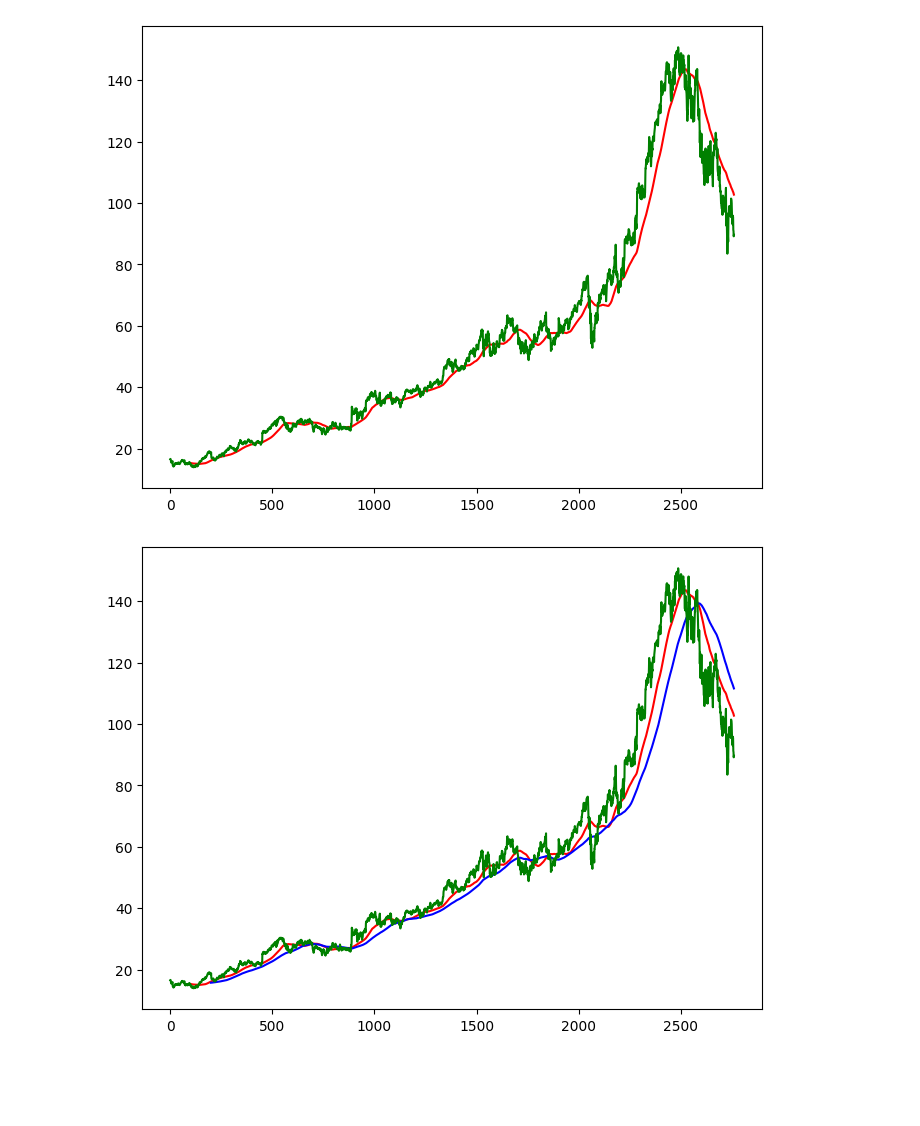
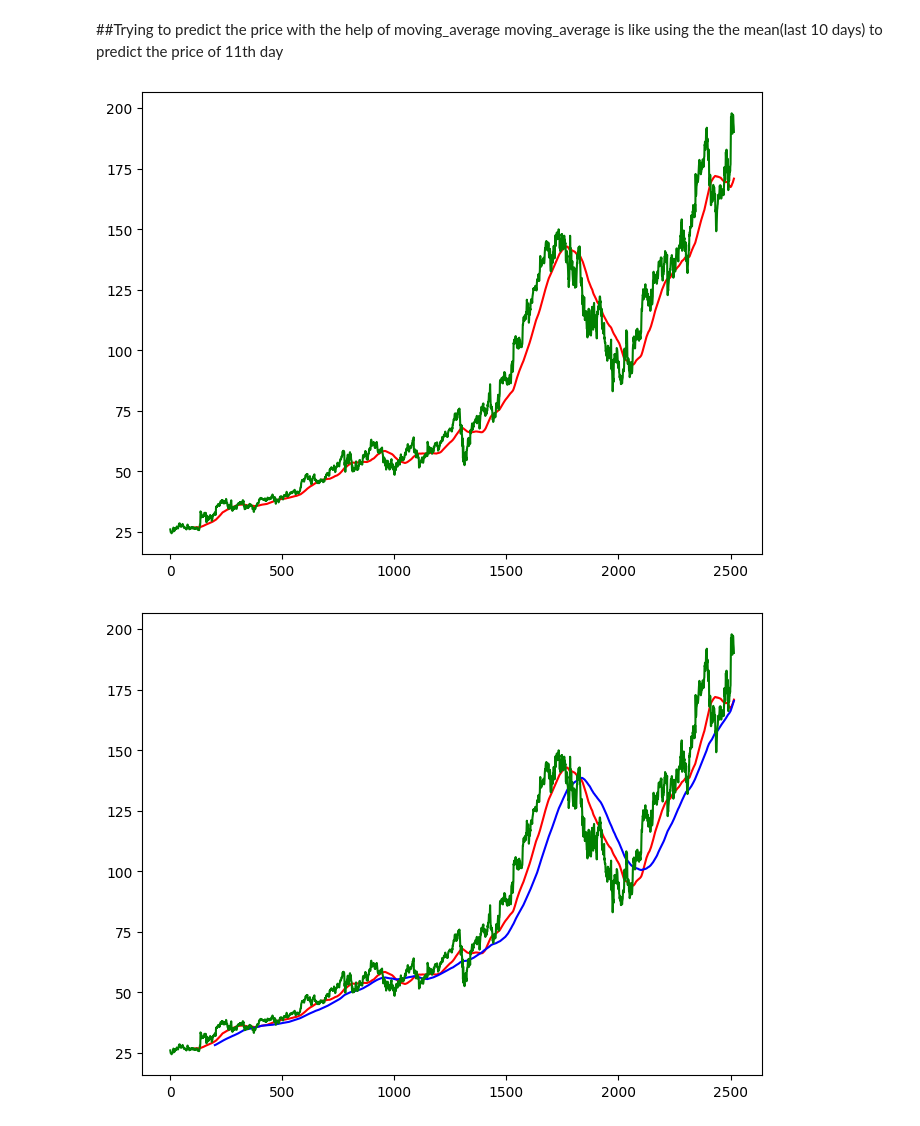
Before and after one commit to RASIUT/Stock_Prediction, a Jupyter notebook: Stock_Prediction.ipynb, the cells around one changed output. Cells and saved outputs as stored; diff of their text form; code cells hidden in the pictures; blank space fills up the shorter version.

```diff
--- a/Stock_Prediction.ipynb
+++ b/Stock_Prediction.ipynb
@@ -8,6 +14,6 @@ import yfinance as yf
 # %%
-start = '2012-01-01'
-end = '2022-12-21'
+start = '2015-01-01'
+end = '2025-01-01'
 stock = 'GOOG'
 
 data = yf.download(stock, start, end)
@@ -34,19 +40,22 @@ data
+# %% [markdown]
+##Trying to predict the price with the help of moving_average
+moving_average is like using the the mean(last 10 days) to predict the price of 11th day
 # %%
-ma_100_days = data.Close.rolling(100).mean()
+moving_average_100_days = data.Close.rolling(100).mean()
 # %%
 plt.figure(figsize=(8,6))
-plt.plot(ma_100_days, 'r')
+plt.plot(moving_average_100_days, 'r')
 plt.plot(data.Close, 'g')
 plt.show()
 # %% [output]
-[figure, old version]
+[figure, new version]
 # %%
-ma_200_days = data.Close.rolling(200).mean()
+moving_average_200_days = data.Close.rolling(200).mean()
 # %%
 plt.figure(figsize=(8,6))
-plt.plot(ma_100_days, 'r')
-plt.plot(ma_200_days,'b')
+plt.plot(moving_average_100_days, 'r')
+plt.plot(moving_average_200_days,'b')
 plt.plot(data.Close,'g')
 plt.show()
 # %% [output]
-[figure, old version]
+[figure, new version]
```
Also changed, not shown: parts of 19 cells of this notebook.
